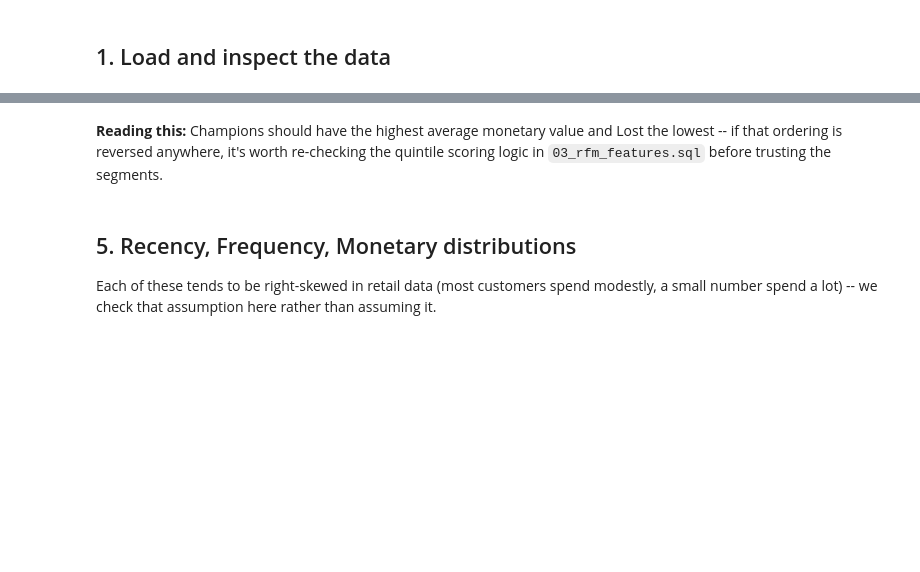
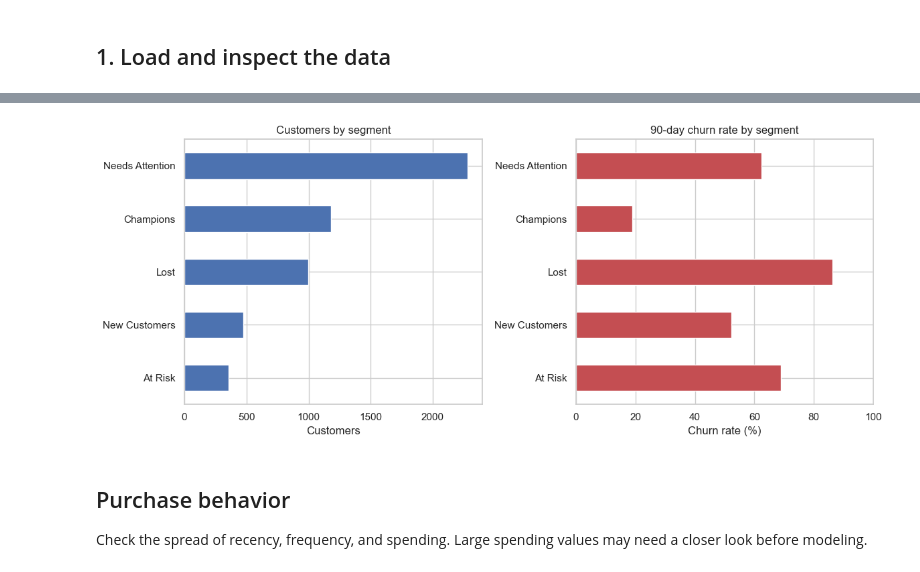
Before and after one commit to roshantuladhar00/retail-churn-capstone, a Jupyter notebook: notebook/01_eda.ipynb, the cells around one changed output, grey strips where cells are left out. Cells and saved outputs as stored; diff of their text form; code cells hidden in the pictures; blank space fills up the shorter version.

```diff
--- a/notebook/01_eda.ipynb
+++ b/notebook/01_eda.ipynb
@@ -74,10 +119,13 @@ plt.show()
 # %%
-segment_order = df["rfm_segment"].value_counts().index
+segment_summary = (
+    df.groupby("rfm_segment")
+    .agg(
+        customers=("customer_id", "size"),
+        average_spend=("monetary", "mean"),
+        median_spend=("monetary", "median"),
+        churn_rate=("churned", "mean")
+    )
+    .sort_values("customers", ascending=False)
+)
 
-ax = sns.countplot(data=df, y="rfm_segment", order=segment_order, palette="viridis")
-ax.set_xlabel("Customer count")
-ax.set_ylabel("")
-ax.set_title("Customers per RFM segment")
-plt.show()
-
-df.groupby("rfm_segment")["monetary"].agg(["count", "mean", "median"]).sort_values("mean", ascending=False)
+segment_summary.round(2)
@@ -84,7 +140,28 @@ df.groupby("rfm_segment")["monetary"].agg(["count", "mean", "median"]).sort_valu
-# %% [markdown]
-**Reading this:** Champions should have the highest average monetary value and Lost the lowest -- if that ordering is reversed anywhere, it's worth re-checking the quintile scoring logic in `03_rfm_features.sql` before trusting the segments.
+# %%
+fig, axes = plt.subplots(1, 2, figsize=(12, 5))
+
+segment_summary["customers"].plot.barh(ax=axes[0], color="#4C72B0")
+axes[0].set_title("Customers by segment")
+axes[0].set_xlabel("Customers")
+axes[0].set_ylabel("")
+axes[0].invert_yaxis()
+
+(segment_summary["churn_rate"] * 100).plot.barh(
+    ax=axes[1], color="#C44E52"
+)
+axes[1].set_title("90-day churn rate by segment")
+axes[1].set_xlabel("Churn rate (%)")
+axes[1].set_ylabel("")
+axes[1].set_xlim(0, 100)
+axes[1].invert_yaxis()
+
+plt.tight_layout()
+plt.show()
+# %% [output]
+[figure, added]
 # %% [markdown]
-## 5. Recency, Frequency, Monetary distributions
+## Purchase behavior
 
-Each of these tends to be right-skewed in retail data (most customers spend modestly, a small number spend a lot) -- we check that assumption here rather than assuming it.
+Check the spread of recency, frequency, and spending.
+Large spending values may need a closer look before modeling.
 # %%
```
Also changed, not shown: parts of 26 cells of this notebook.
